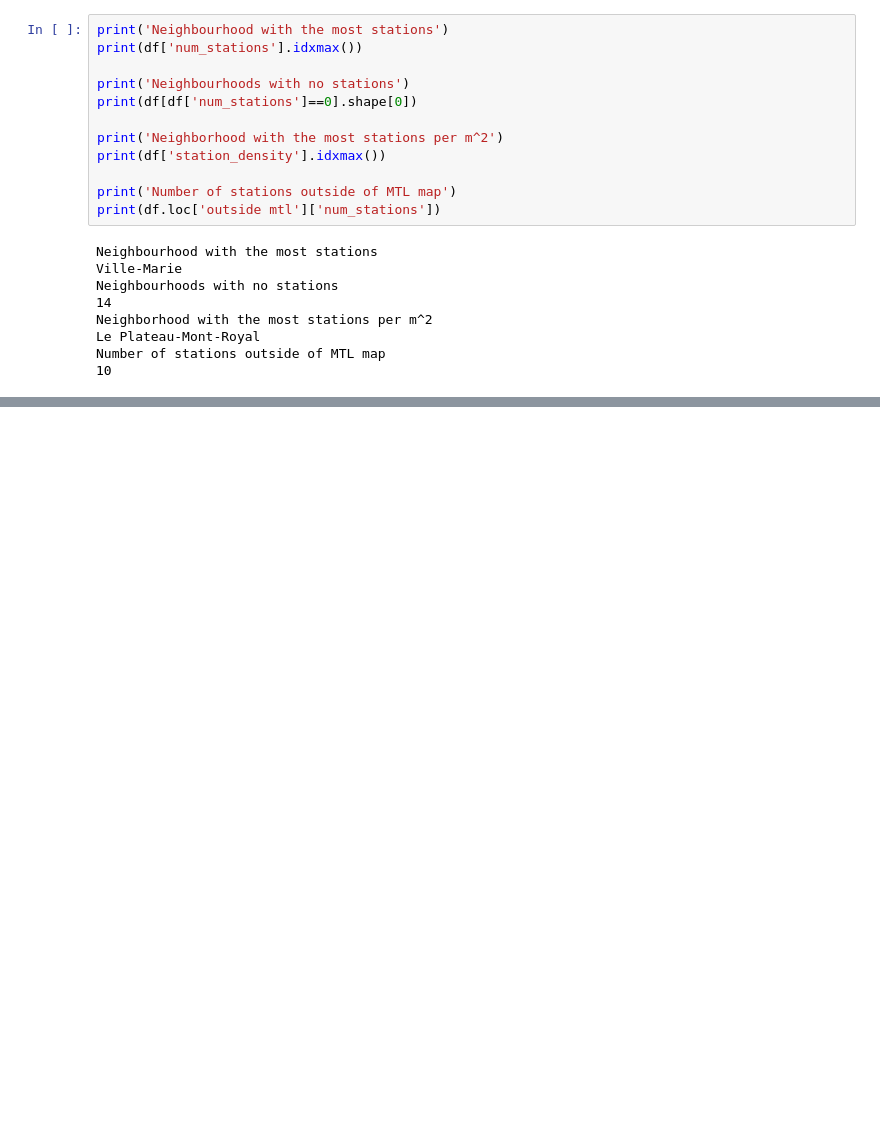
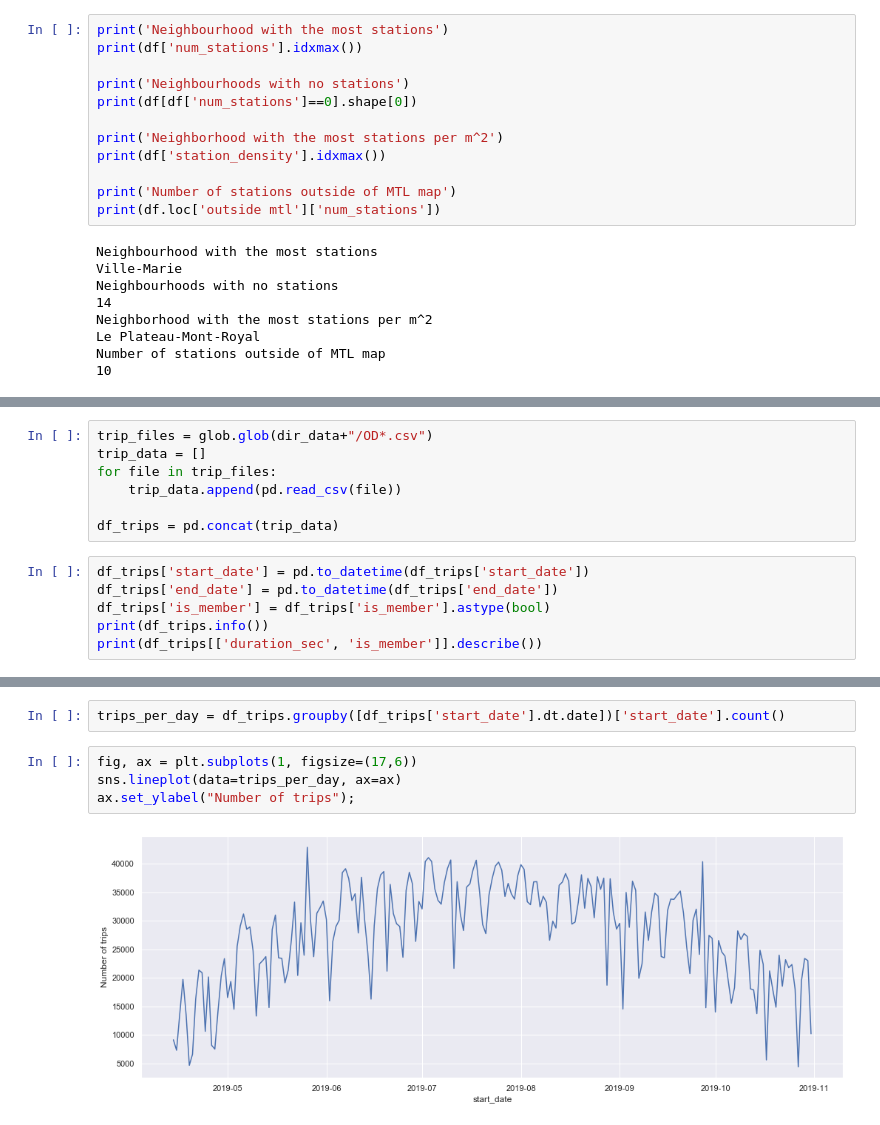
Before and after one commit to leblanchannah/bixi-mtl-eda, a Jupyter notebook: bixi_eda.ipynb, the cells around one changed output, grey strips where cells are left out. Saved outputs shown, nothing was run; the diff lists cells and outputs as text; blank space fills up the shorter version.

Commit message:
trip time series, concat trip files, trip eda questinos

```diff
--- a/bixi_eda.ipynb
+++ b/bixi_eda.ipynb
@@ -183,0 +181,13 @@ Text(0.5, 1.0, 'KDE - station density')
+# %%
+trip_files = glob.glob(dir_data+"/OD*.csv")
+trip_data = []
+for file in trip_files:
+    trip_data.append(pd.read_csv(file))
+
+df_trips = pd.concat(trip_data)
+# %%
+df_trips['start_date'] = pd.to_datetime(df_trips['start_date'])
+df_trips['end_date'] = pd.to_datetime(df_trips['end_date'])
+df_trips['is_member'] = df_trips['is_member'].astype(bool)
+print(df_trips.info())
+print(df_trips[['duration_sec', 'is_member']].describe())
@@ -183,0 +223,8 @@ Text(0.5, 1.0, 'KDE - station density')
+# %%
+trips_per_day = df_trips.groupby([df_trips['start_date'].dt.date])['start_date'].count()
+# %%
+fig, ax = plt.subplots(1, figsize=(17,6))
+sns.lineplot(data=trips_per_day, ax=ax)
+ax.set_ylabel("Number of trips");
+# %% [output]
+[figure, added]
```
Also changed, not shown: parts of 11 cells of this notebook.
